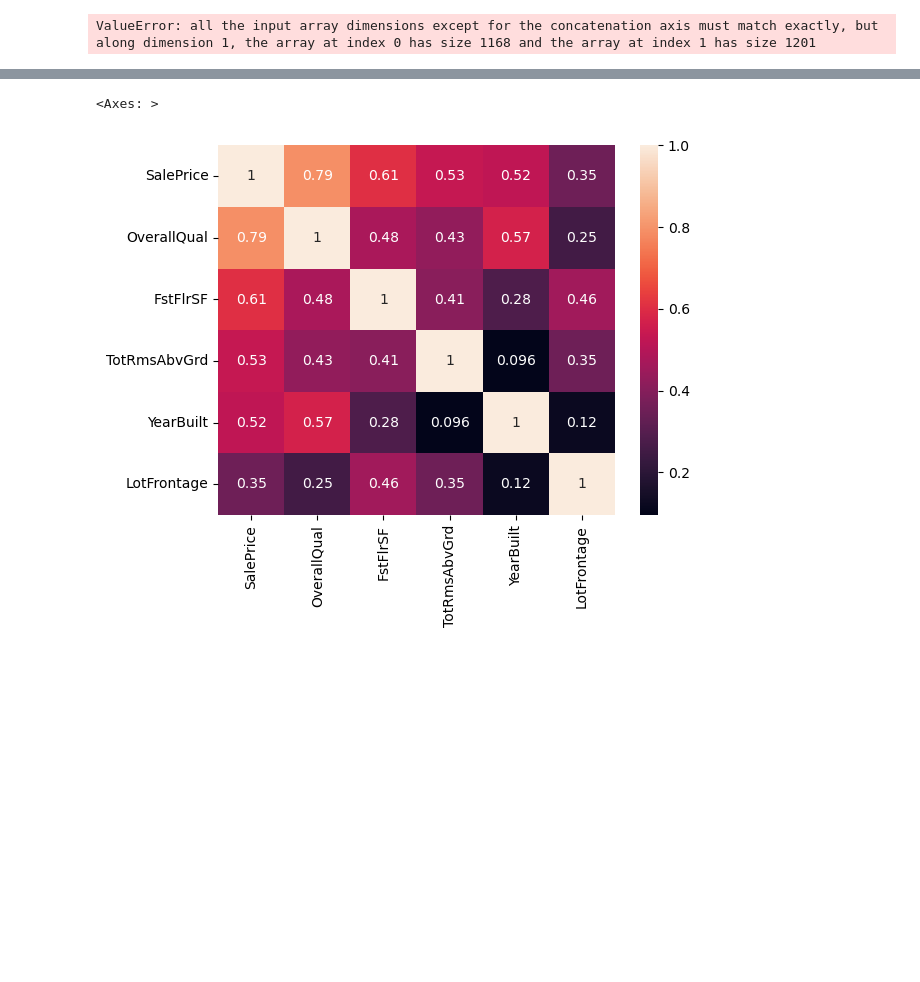
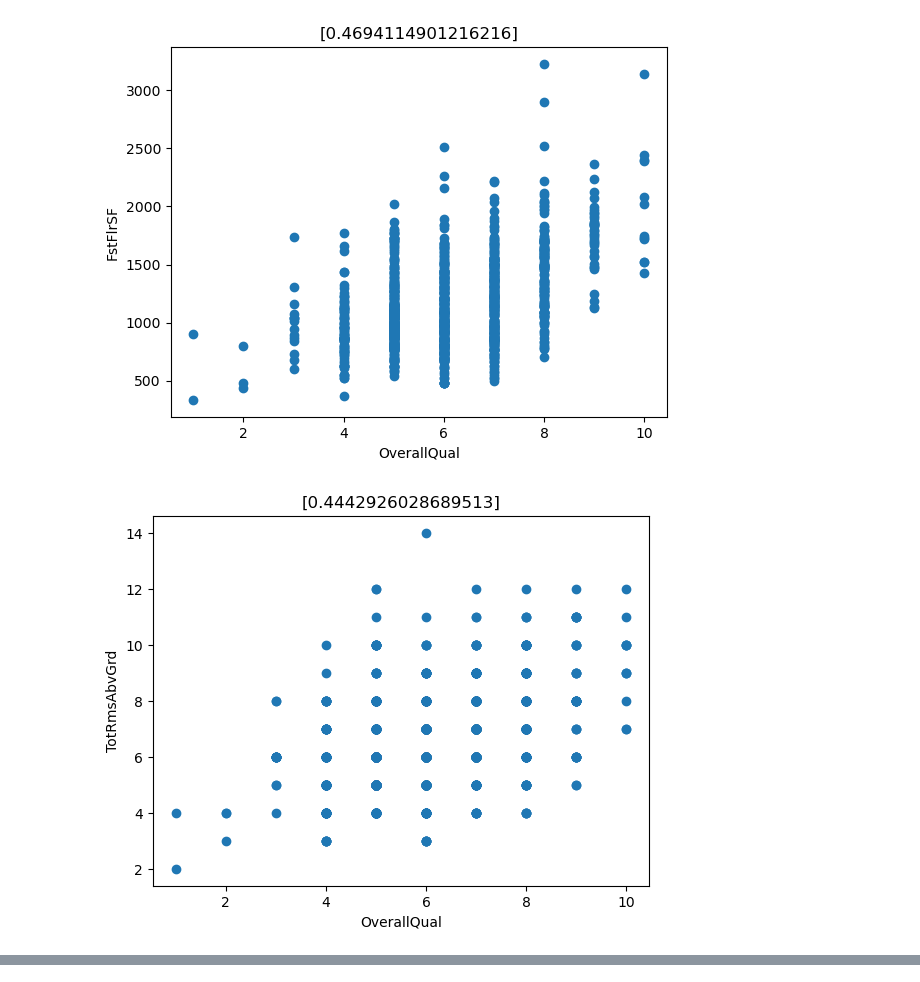
Before and after one commit to dihego2402/ASfifds, a Jupyter notebook: Proyecto.ipynb, the cells around one changed output, grey strips where cells are left out. Saved outputs shown, nothing was run; the diff lists cells and outputs as text; code cells hidden in the pictures; blank space fills up the shorter version.

```diff
--- a/Proyecto.ipynb
+++ b/Proyecto.ipynb
@@ -181,34 +240,30 @@ plt.show()
 # %%
 #Correlación
 
 def tr_corr(x, y, x_label, y_label):
     cc = np.corrcoef(x, y)[0, 1]
     plt.scatter(x, y)
     plt.xlabel(x_label)
     plt.ylabel(y_label)
     plt.title([cc])
     plt.show()
     print()
 
 #Correlación para Variables
 tr_corr(SalePrice, OverallQual, 'SalePrice', 'OverallQual')
 tr_corr(SalePrice, FstFlrSF, 'SalePrice', 'FstFlrSF')
 tr_corr(SalePrice, TotRmsAbvGrd, 'SalePrice', 'TotRmsAbvGrd')
 tr_corr(SalePrice, YearBuilt, 'SalePrice', 'YearBuilt')
-tr_corr(SalePrice, LotFrontage_sin_NaN, 'SalePrice', 'LotFrontage')
 tr_corr(OverallQual, FstFlrSF, 'OverallQual', 'FstFlrSF')
 tr_corr(OverallQual, TotRmsAbvGrd, 'OverallQual', 'TotRmsAbvGrd')
 tr_corr(OverallQual, YearBuilt, 'OverallQual', 'YearBuilt')
-tr_corr(OverallQual, LotFrontage_sin_NaN, 'OverallQual', 'LotFrontage')
 tr_corr(FstFlrSF, TotRmsAbvGrd, 'FstFlrSF', 'TotRmsAbvGrd')
 tr_corr(FstFlrSF, YearBuilt, 'FstFlrSF', 'YearBuilt')
-tr_corr(FstFlrSF, LotFrontage_sin_NaN, 'FstFlrSF', 'LotFrontage')
 tr_corr(TotRmsAbvGrd, YearBuilt, 'TotRmsAbvGrd', 'YearBuilt')
-tr_corr(TotRmsAbvGrd, LotFrontage, 'TotRmsAbvGrd', 'LotFrontage')
-tr_corr(YearBuilt, LotFrontage_sin_NaN, 'YearBuilt', 'LotFrontage')
 # %% [output]
 [figure]
 [figure]
 [figure]
 [figure]
-ValueError: all the input array dimensions except for the concatenation axis must match exactly, but along dimension 1, the array at index 0 has size 1168 and the array at index 1 has size 1201
+[figure, added]
+[figure, added]
@@ -215,5 +273,0 @@ ValueError: all the input array dimensions except for the concatenation axis mus
-# %%
-sns.heatmap(df1.corr(), annot=True)
-# %% [output]
-<Axes: >
-[figure, removed]
```
Also changed, not shown: parts of 13 cells of this notebook.
